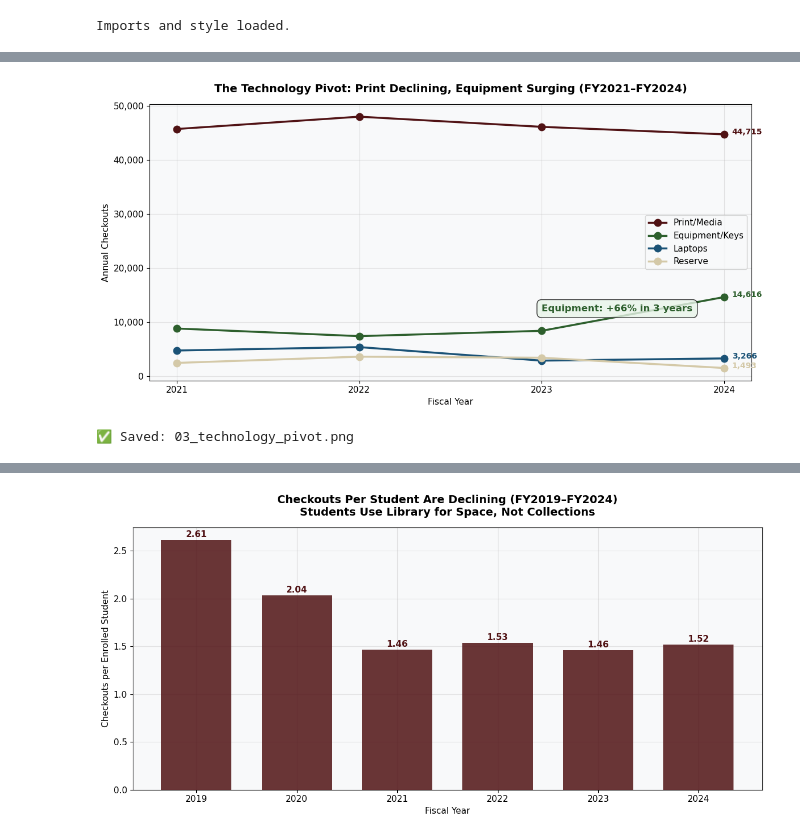
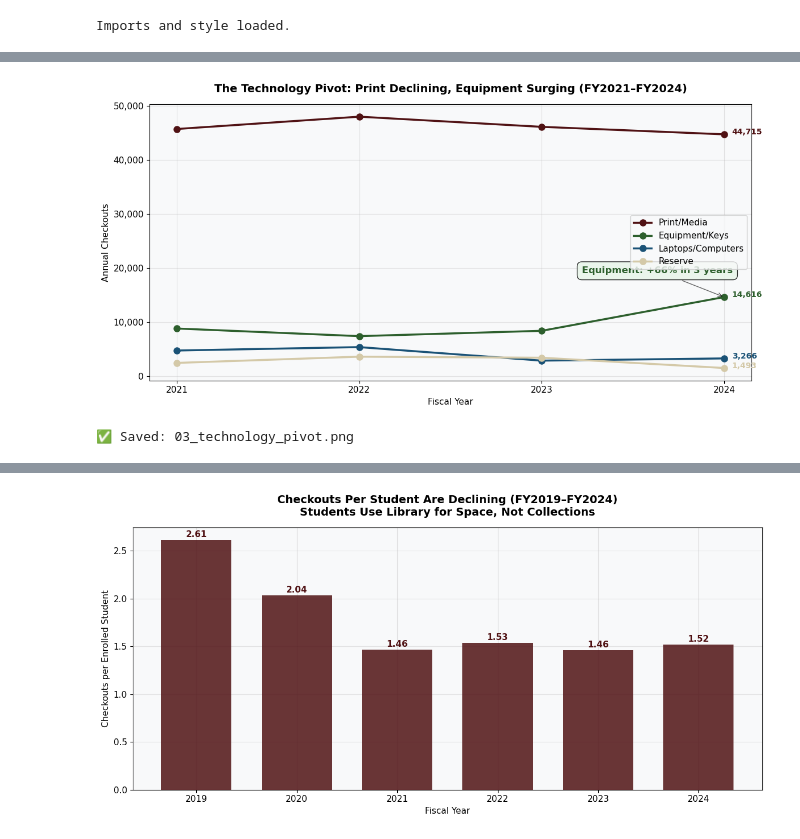
Before and after one commit to coconath0/Library, a Jupyter notebook: Analysis2.ipynb, the cells around one changed output, grey strips where cells are left out. Cells and saved outputs as stored; diff of their text form; code cells hidden in the pictures.

```diff
--- a/Analysis2.ipynb
+++ b/Analysis2.ipynb
@@ -260,42 +204,67 @@ print("✅ Saved: 02_divergence.png")
 # %%
 # ============================================================
 #  VIZ 3 — The Technology Pivot (FY21–FY24)
 # ============================================================
 
-tech_df = circ_df.dropna(subset=['Print_Media']).copy()
+tech_df = type_df.copy()
+
+# FY column already exists per your error message, but keep robust:
+if "Fiscal Year" in tech_df.columns:
+    tech_df = tech_df.rename(columns={"Fiscal Year": "FY"})
+tech_df["FY"] = pd.to_numeric(tech_df["FY"], errors="coerce")
+tech_df = tech_df.dropna(subset=["FY"]).copy()
+tech_df["FY"] = tech_df["FY"].astype(int)
+
+tech_df = tech_df[tech_df["FY"].between(2021, 2024)].copy().sort_values("FY")
+
+categories = {
+    "Print/Media": ("Print/Media", TXST_MAROON),
+    "Equipment/Keys": ("Equipment/Keys", "#2d5f2d"),
+    "Laptops/Computers": ("Laptops/Computers", "#1a5276"),
+    "Reserve": ("Reserve", TXST_CREAM),
+}
+
+missing_cols = [col for (col, _) in categories.values() if col not in tech_df.columns]
+if missing_cols:
+    raise KeyError(f"Missing these columns in type_df: {missing_cols}\nColumns: {tech_df.columns.tolist()}")
 
 fig, ax = plt.subplots(figsize=(12, 6))
 
-categories = {
-    'Print/Media': ('Print_Media', TXST_MAROON),
-    'Equipment/Keys': ('Equipment_Keys', '#2d5f2d'),
-    'Laptops': ('Laptops_Computers', '#1a5276'),
-    'Reserve': ('Reserve', TXST_CREAM),
-}
+for label, (col, color) in categories.items():
+    y = pd.to_numeric(tech_df[col], errors="coerce").values
+    ax.plot(tech_df["FY"], y, marker="o", linewidth=2.5, markersize=8,
+            label=label, color=color)
 
-for label, (col, color) in categories.items():
-    vals = tech_df[col].values
-    ax.plot(tech_df['FY'], vals, marker='o', linewidth=2.5, markersize=9, label=label, color=color)
-    ax.annotate(f'{vals[-1]:,.0f}', (tech_df['FY'].iloc[-1], vals[-1]),
-                textcoords="offset points", xytext=(10, 0), fontsize=10,
-                fontweight='bold', color=color)
+    ax.annotate(f"{y[-1]:,.0f}",
+                (tech_df["FY"].iloc[-1], y[-1]),
+                textcoords="offset points", xytext=(10, 0),
+                fontsize=10, fontweight="bold", color=color)
 
-equip_growth = (tech_df.iloc[-1]['Equipment_Keys'] - tech_df.iloc[0]['Equipment_Keys']) / tech_df.iloc[0]['Equipment_Keys'] * 100
+# Equipment growth annotation
+start = pd.to_numeric(tech_df.iloc[0]["Equipment/Keys"], errors="coerce")
+end   = pd.to_numeric(tech_df.iloc[-1]["Equipment/Keys"], errors="coerce")
 
-ax.annotate(f'Equipment: +{equip_growth:.0f}% in 3 years',
-            xy=(2023, 12000), fontsize=12, fontweight='bold', color='#2d5f2d',
-            bbox=dict(boxstyle='round,pad=0.5', facecolor='#e8f5e9', alpha=0.8))
+if pd.notna(start) and pd.notna(end) and start != 0:
+    equip_growth = (end - start) / start * 100
+    ax.annotate(f"Equipment: +{equip_growth:.0f}% in 3 years",
+                xy=(tech_df["FY"].iloc[-1], end),
+                xytext=(-180, 30), textcoords="offset points",
+                fontsize=12, fontweight="bold", color="#2d5f2d",
+                bbox=dict(boxstyle="round,pad=0.5", facecolor="#e8f5e9", alpha=0.85),
+                arrowprops=dict(arrowstyle="->", alpha=0.6))
 
-ax.set_title('The Technology Pivot: Print Declining, Equipment Surging (FY2021–FY2024)', pad=15)
-ax.set_xlabel('Fiscal Year')
-ax.set_ylabel('Annual Checkouts')
-ax.yaxis.set_major_formatter(mticker.FuncFormatter(lambda x, p: f'{x:,.0f}'))
+ax.set_title("The Technology Pivot: Print Declining, Equipment Surging (FY2021–FY2024)", pad=15)
+ax.set_xlabel("Fiscal Year")
+ax.set_ylabel("Annual Checkouts")
+ax.yaxis.set_major_formatter(mticker.FuncFormatter(lambda x, p: f"{x:,.0f}"))
 ax.set_xticks([2021, 2022, 2023, 2024])
-ax.legend(fontsize=11, loc='center right')
+ax.legend(fontsize=11, loc="center right", frameon=True)
+
 plt.tight_layout()
-plt.savefig('03_technology_pivot.png', dpi=200, bbox_inches='tight')
+plt.savefig("03_technology_pivot.png", dpi=200, bbox_inches="tight")
 plt.show()
+
 print("✅ Saved: 03_technology_pivot.png")
 # %% [output]
-[figure, old version]
+[figure, new version]
 ✅ Saved: 03_technology_pivot.png
```
Also changed, not shown: parts of 10 cells of this notebook.
